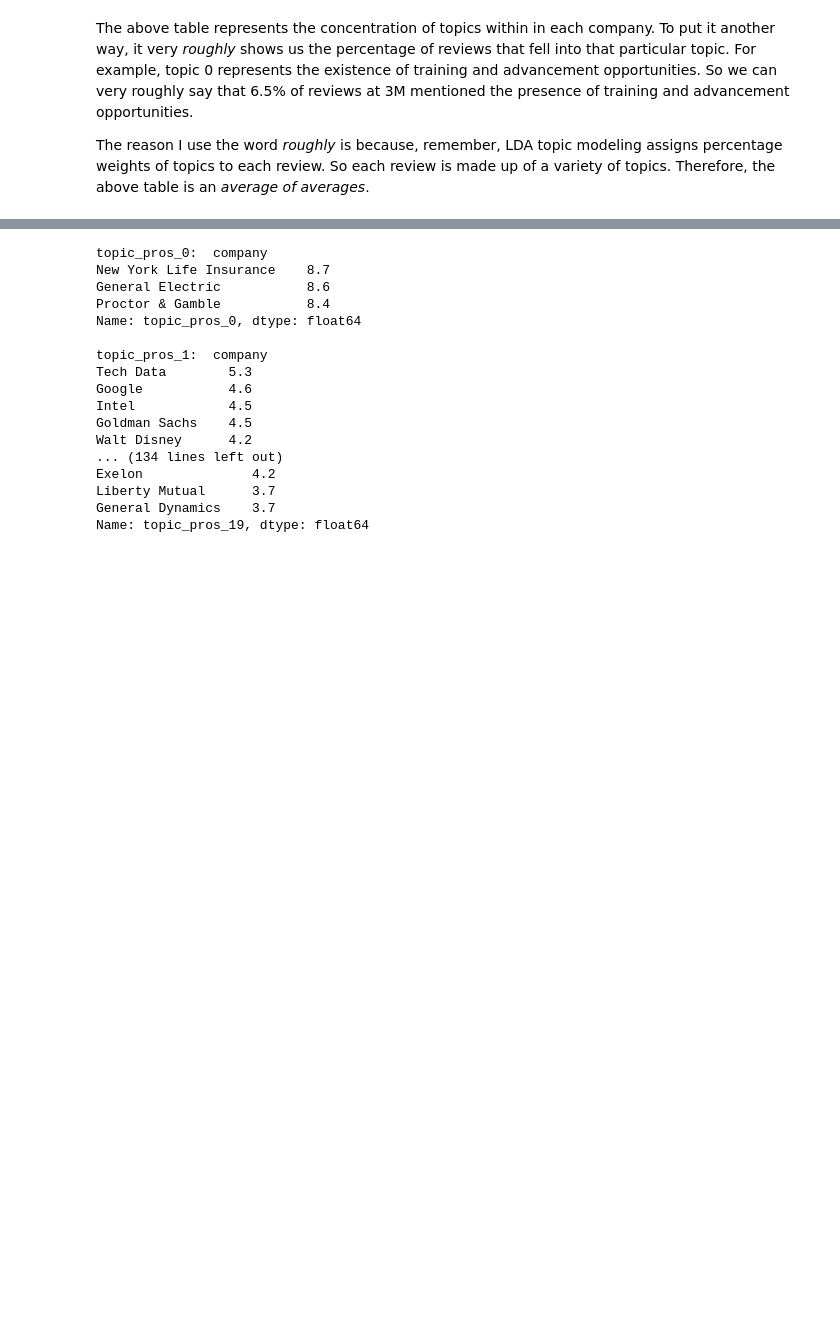
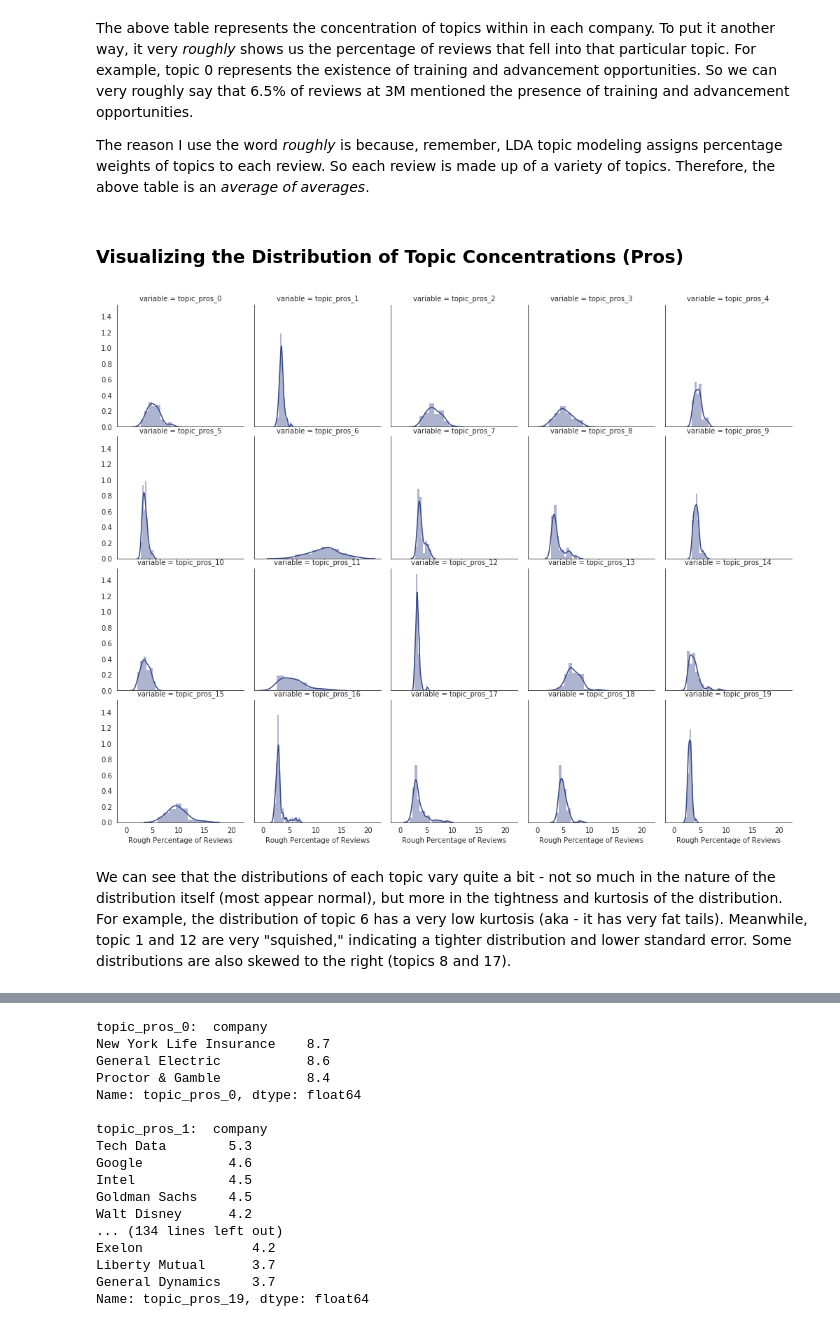
Before and after one commit to jfleury12/job-satisfaction-nlp, a Jupyter notebook: notebooks/technical_notebook.ipynb, the cells around one changed output, grey strips where cells are left out. Drawn from its saved outputs; the diff is of its cells as text; code cells hidden in the pictures; blank space fills up the shorter version.

```diff
--- a/notebooks/technical_notebook.ipynb
+++ b/notebooks/technical_notebook.ipynb
@@ -245,3 +262,18 @@ round(all_reviews.groupby('company').mean().iloc[:,1:21],3)*100
 The above table represents the concentration of topics within in each company. To put it another way, it very *roughly* shows us the percentage of reviews that fell into that particular topic. For example, topic 0 represents the existence of training and advancement opportunities. So we can very roughly say that 6.5% of reviews at 3M mentioned the presence of training and advancement opportunities.
 
 The reason I use the word *roughly* is because, remember, LDA topic modeling assigns percentage weights of topics to each review. So each review is made up of a variety of topics. Therefore, the above table is an *average of averages*.
+# %% [markdown]
+### Visualizing the Distribution of Topic Concentrations (Pros)
+# %%
+pros_melt = pd.melt(dist_pros)
+pros_melt['company'] = list(dist_pros.index)*20
+# %%
+with sns.axes_style("white"):
+    g = sns.FacetGrid(pros_melt, col="variable", col_wrap=5, margin_titles=False, height=2.8)
+g.map(sns.distplot, "value", color="#334488");
+g.set_axis_labels("Rough Percentage of Reviews", "");
+g.fig.subplots_adjust(wspace=.08, hspace=.08);
+# %% [output]
+[figure, added]
+# %% [markdown]
+We can see that the distributions of each topic vary quite a bit - not so much in the nature of the distribution itself (most appear normal), but more in the tightness and kurtosis of the distribution. For example, the distribution of topic 6 has a very low kurtosis (aka - it has very fat tails). Meanwhile, topic 1 and 12 are very "squished," indicating a tighter distribution and lower standard error. Some distributions are also skewed to the right (topics 8 and 17).
```
Also changed, not shown: parts of 48 cells of this notebook, 5 other files.
